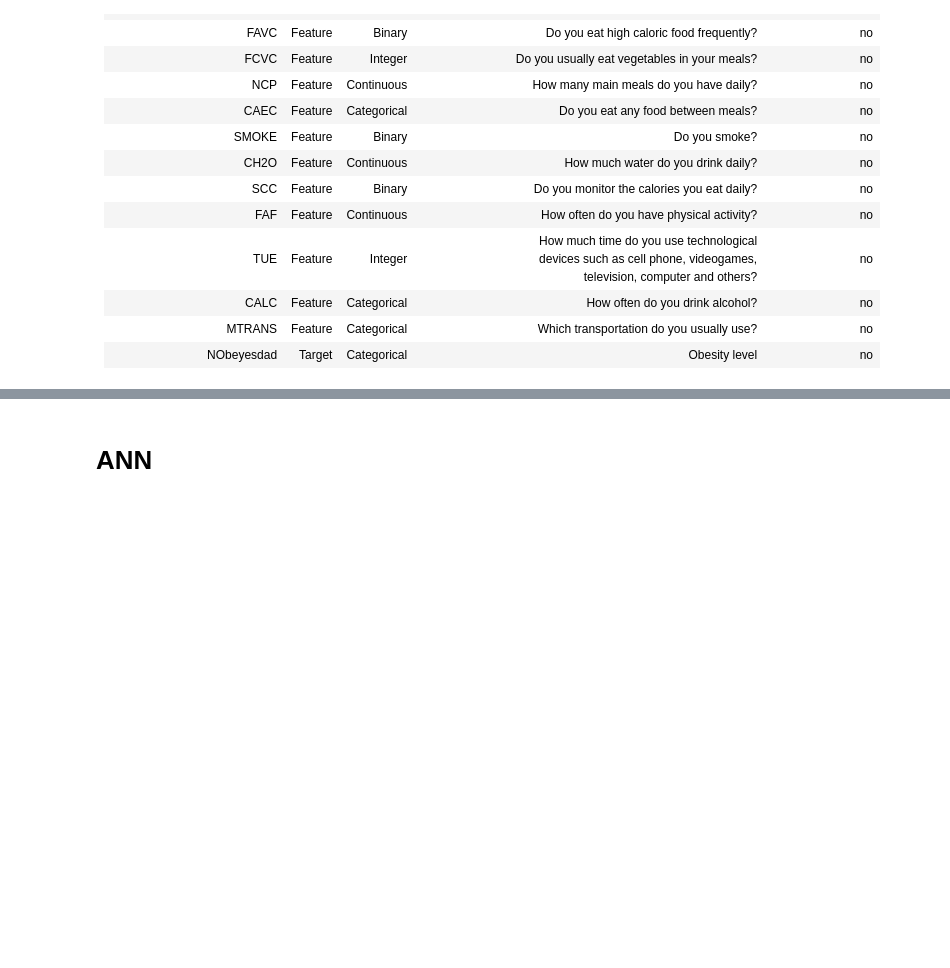
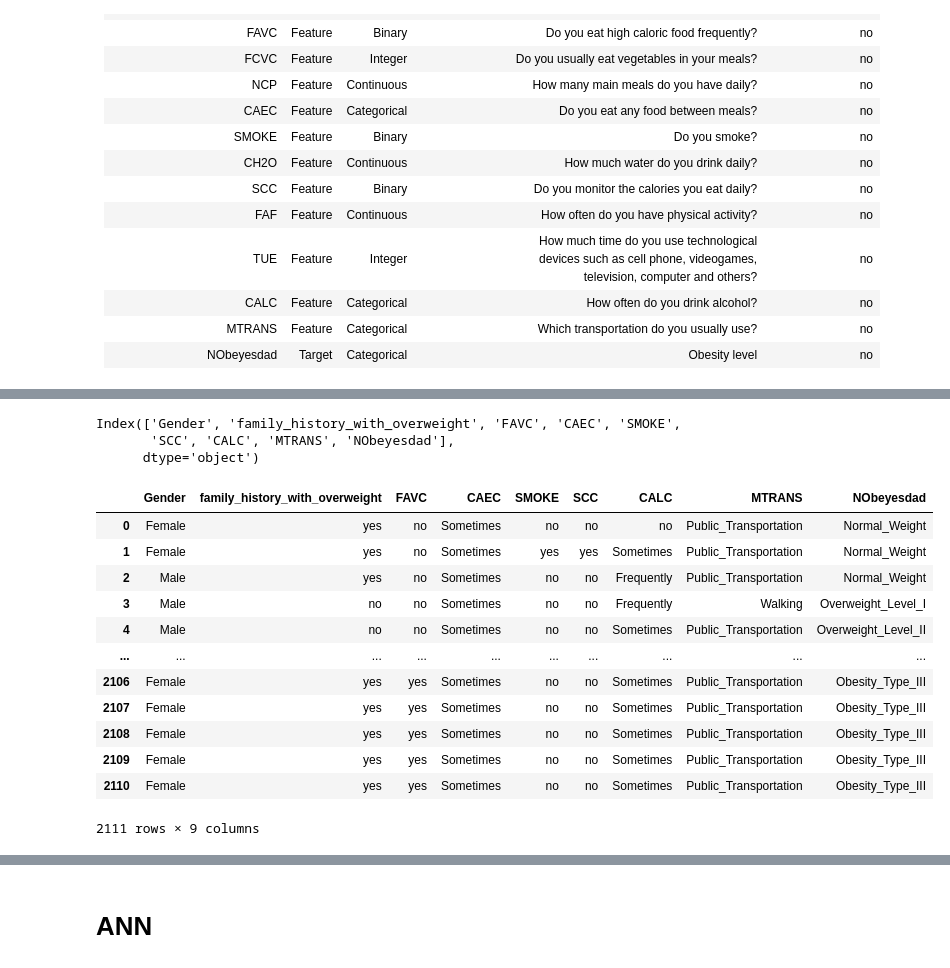
Before and after one commit to surajPrajapati-rgb/ObesityForecast.com, a Jupyter notebook: Model/Obesity_Level_Prediction.ipynb, the cells around one changed output, grey strips where cells are left out. Drawn from its saved outputs; the diff is of its cells as text; code cells hidden in the pictures; blank space fills up the shorter version.

```diff
--- a/Model/Obesity_Level_Prediction.ipynb
+++ b/Model/Obesity_Level_Prediction.ipynb
@@ -72,0 +76,23 @@ dtype: object
+# %%
+cat_features = df.select_dtypes(include = ['object'])
+cat_features.columns
+# %% [output]
+Index(['Gender', 'family_history_with_overweight', 'FAVC', 'CAEC', 'SMOKE',
+       'SCC', 'CALC', 'MTRANS', 'NObeyesdad'],
+      dtype='object')
+# %%
+cat_features
+# %% [output]
+|  | Gender | family_history_with_overweight | FAVC | CAEC | SMOKE | SCC | CALC | MTRANS | NObeyesdad |
+| 0 | Female | yes | no | Sometimes | no | no | no | Public_Transportation | Normal_Weight |
+| 1 | Female | yes | no | Sometimes | yes | yes | Sometimes | Public_Transportation | Normal_Weight |
+| 2 | Male | yes | no | Sometimes | no | no | Frequently | Public_Transportation | Normal_Weight |
+| 3 | Male | no | no | Sometimes | no | no | Frequently | Walking | Overweight_Level_I |
+| 4 | Male | no | no | Sometimes | no | no | Sometimes | Public_Transportation | Overweight_Level_II |
+| ... | ... | ... | ... | ... | ... | ... | ... | ... | ... |
+| 2106 | Female | yes | yes | Sometimes | no | no | Sometimes | Public_Transportation | Obesity_Type_III |
+| 2107 | Female | yes | yes | Sometimes | no | no | Sometimes | Public_Transportation | Obesity_Type_III |
+| 2108 | Female | yes | yes | Sometimes | no | no | Sometimes | Public_Transportation | Obesity_Type_III |
+| 2109 | Female | yes | yes | Sometimes | no | no | Sometimes | Public_Transportation | Obesity_Type_III |
+| 2110 | Female | yes | yes | Sometimes | no | no | Sometimes | Public_Transportation | Obesity_Type_III |
+2111 rows × 9 columns
```
Also changed, not shown: parts of 18 cells of this notebook.
